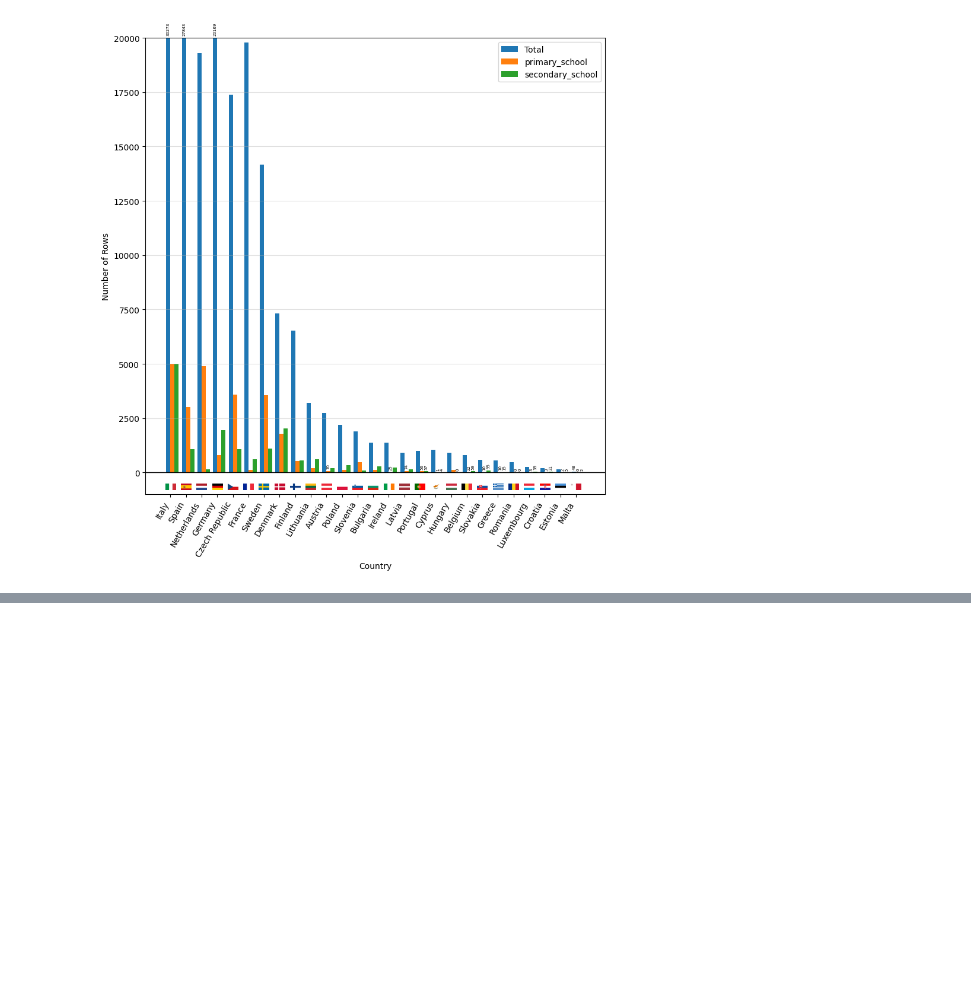
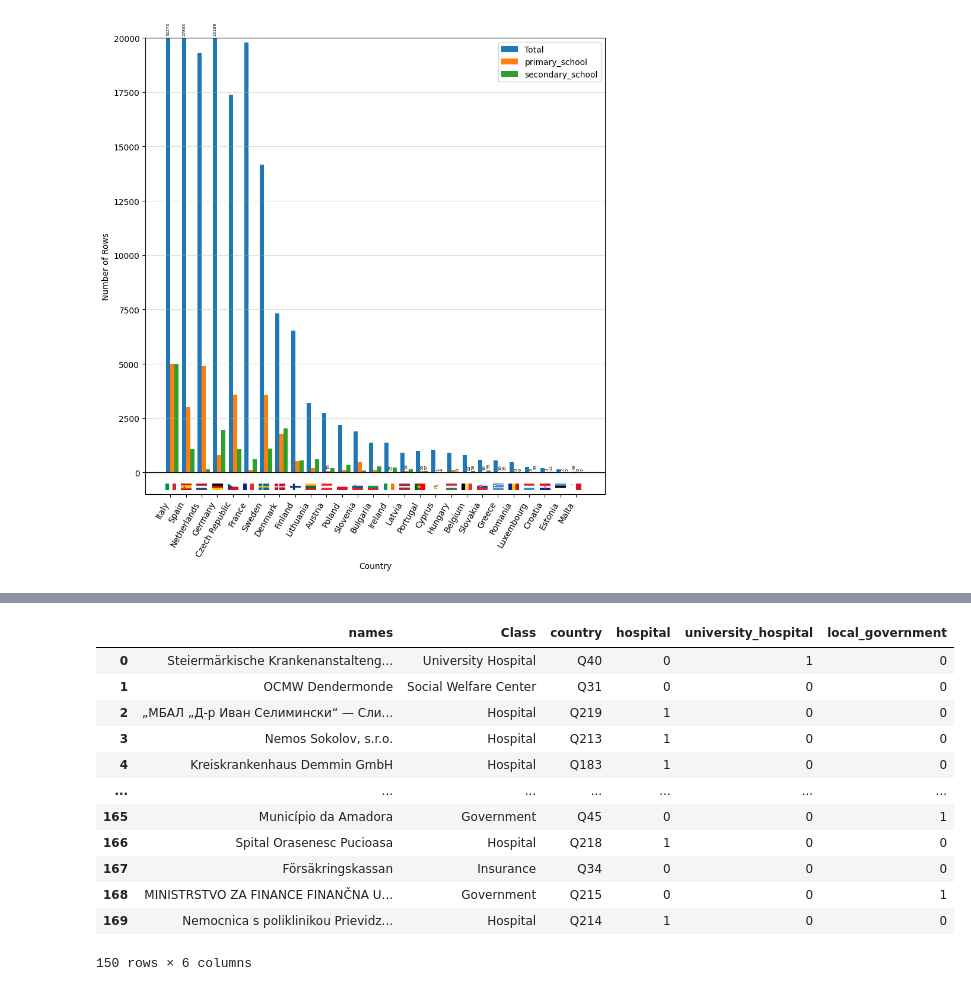
Before and after one commit to alvarodelser/OrgNamesNLP, a Jupyter notebook: dataprocesserdev.ipynb, the cells around one changed output, grey strips where cells are left out. Saved outputs shown, nothing was run; the diff lists cells and outputs as text; code cells hidden in the pictures; blank space fills up the shorter version.

```diff
--- a/dataprocesserdev.ipynb
+++ b/dataprocesserdev.ipynb
@@ -253,0 +315,33 @@ enriched_df.to_csv("./data/wikidata_enriched_dataset.csv", index=False)
+# %%
+
+dff = pd.read_csv("./data/euhub_dataset.csv", sep = ';')
+dff = dff[['Name','Class']]
+dff['Country'] = dff['Name'].map(name_to_country)
+
+from orgpackage.config import COUNTRY_DICT
+code_to_qid = {v['flag']: k for k, v in COUNTRY_DICT.items()}
+dff['Country'] = dff['Country'].map(code_to_qid)
+
+dff = dff.rename(columns={'Name': 'names', 'Country': 'country'})
+
+dff['hospital'] = dff['Class'].apply(lambda x: 1 if x == 'Hospital' else 0)
+dff['university_hospital'] = dff['Class'].apply(lambda x: 1 if x == 'University Hospital' else 0)
+dff['local_government'] = dff['Class'].apply(lambda x: 1 if x == 'Government' else 0)
+dff = dff.dropna(subset=['country'])
+# Display the dataframe
+display(dff)
+dff.to_csv('data/euhub_dataset.csv', index=False)
+# %% [output]
+|  | names | Class | country | hospital | university_hospital | local_government |
+| 0 | Steiermärkische Krankenanstalteng... | University Hospital | Q40 | 0 | 1 | 0 |
+| 1 | OCMW Dendermonde | Social Welfare Center | Q31 | 0 | 0 | 0 |
+| 2 | „МБАЛ „Д-р Иван Селимински“ — Сли... | Hospital | Q219 | 1 | 0 | 0 |
+| 3 | Nemos Sokolov, s.r.o. | Hospital | Q213 | 1 | 0 | 0 |
+| 4 | Kreiskrankenhaus Demmin GmbH | Hospital | Q183 | 1 | 0 | 0 |
+| ... | ... | ... | ... | ... | ... | ... |
+| 165 | Município da Amadora | Government | Q45 | 0 | 0 | 1 |
+| 166 | Spital Orasenesc Pucioasa | Hospital | Q218 | 1 | 0 | 0 |
+| 167 | Försäkringskassan | Insurance | Q34 | 0 | 0 | 0 |
+| 168 | MINISTRSTVO ZA FINANCE FINANČNA U... | Government | Q215 | 0 | 0 | 1 |
+| 169 | Nemocnica s poliklinikou Prievidz... | Hospital | Q214 | 1 | 0 | 0 |
+150 rows × 6 columns
```
Also changed, not shown: parts of 4 cells of this notebook, 13 other files.
